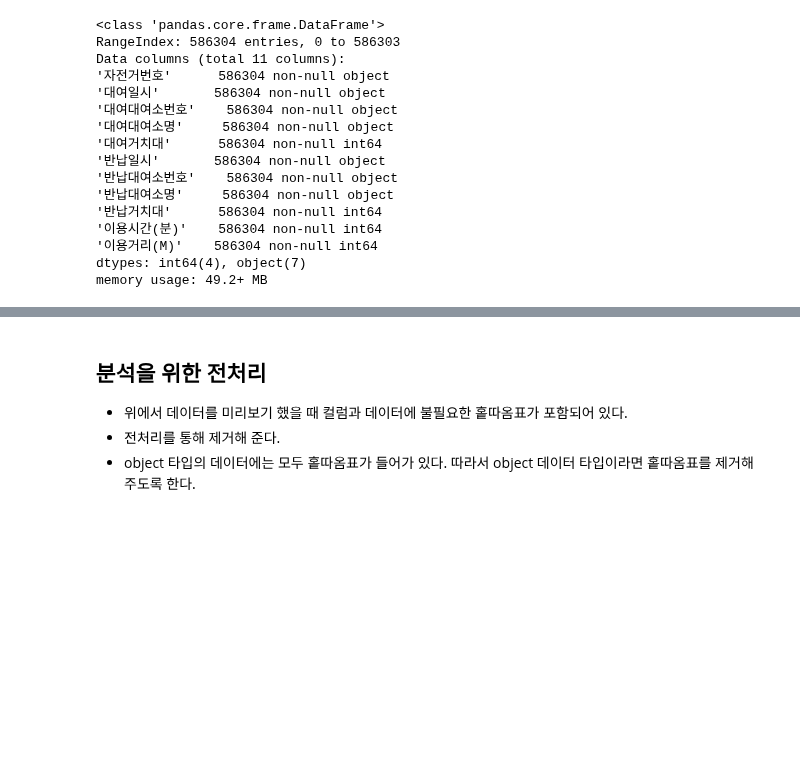
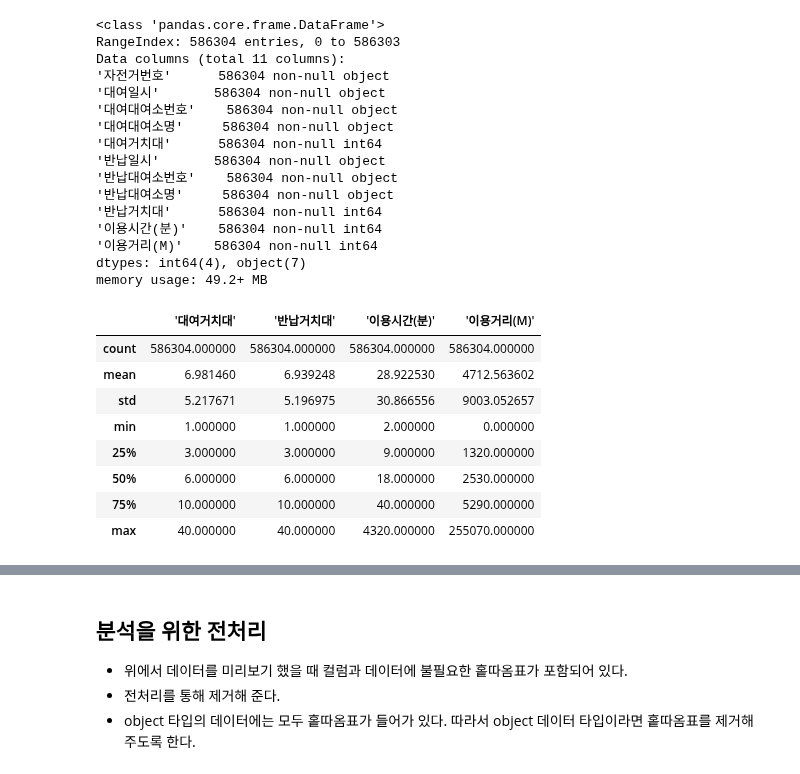
Before and after one commit to corazzon/OpenDataWrangling, a Jupyter notebook: seoul-bike/seoul-bike-01.ipynb, the cells around one changed output, grey strips where cells are left out. Drawn from its saved outputs; the diff is of its cells as text; code cells hidden in the pictures; blank space fills up the shorter version.

Commit message:
describe 로 요약 추가, folium 코드 개선

```diff
--- a/seoul-bike/seoul-bike-01.ipynb
+++ b/seoul-bike/seoul-bike-01.ipynb
@@ -107,3 +110,15 @@ Data columns (total 11 columns):
 '이용거리(M)'    586304 non-null int64
 dtypes: int64(4), object(7)
 memory usage: 49.2+ MB
+# %%
+df.describe()
+# %% [output]
+|  | '대여거치대' | '반납거치대' | '이용시간(분)' | '이용거리(M)' |
+| count | 586304.000000 | 586304.000000 | 586304.000000 | 586304.000000 |
+| mean | 6.981460 | 6.939248 | 28.922530 | 4712.563602 |
+| std | 5.217671 | 5.196975 | 30.866556 | 9003.052657 |
+| min | 1.000000 | 1.000000 | 2.000000 | 0.000000 |
+| 25% | 3.000000 | 3.000000 | 9.000000 | 1320.000000 |
+| 50% | 6.000000 | 6.000000 | 18.000000 | 2530.000000 |
+| 75% | 10.000000 | 10.000000 | 40.000000 | 5290.000000 |
+| max | 40.000000 | 40.000000 | 4320.000000 | 255070.000000 |
```
Also changed, not shown: parts of 10 cells of this notebook.
